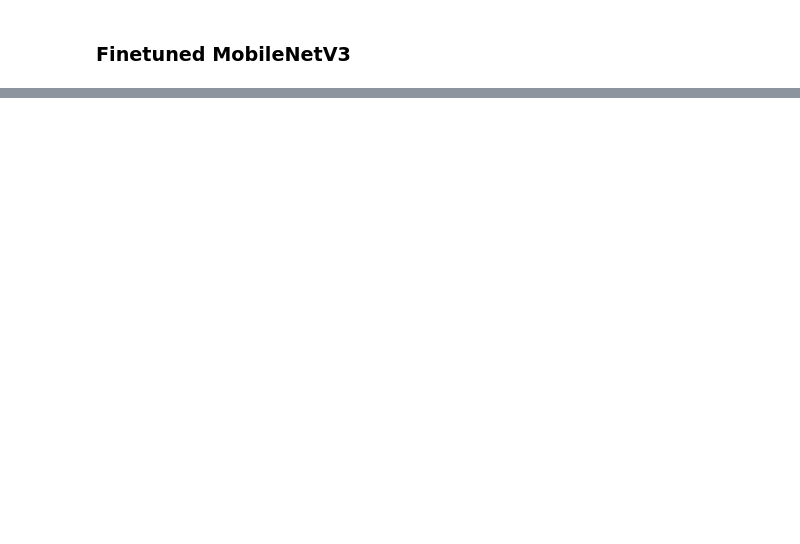
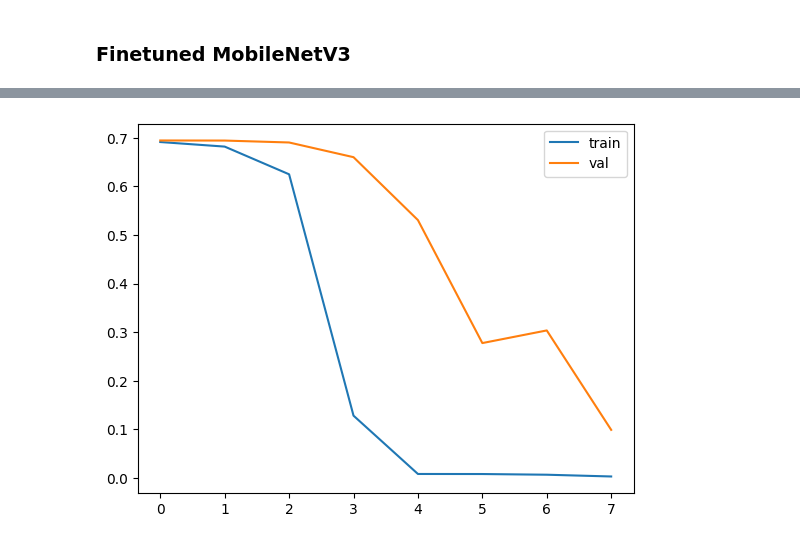
Before and after one commit to IoannisDem/small_face_recognition_trcking, a Jupyter notebook: notebooks/finetuing-models.ipynb, the cells around one changed output, grey strips where cells are left out. Drawn from its saved outputs; the diff is of its cells as text; code cells hidden in the pictures; blank space fills up the shorter version.

```diff
--- a/notebooks/finetuing-models.ipynb
+++ b/notebooks/finetuing-models.ipynb
@@ -173,5 +193,15 @@ train_loader = DataLoader(
     train_dataset,
     batch_size=BATCH_SIZE,
     shuffle=True)
+# %%
+val_dataset = torchvision.datasets.ImageFolder(
+    root=data_path_val,
+    transform=train_dataset_transform
+)
+# %%
+val_loader = DataLoader(
+    val_dataset,
+    batch_size=1,
+    shuffle=True)
 # %% [markdown]
 ## Finetuning
@@ -276,0 +367,5 @@ Model saved to /home/pj00/projects/Github/small_face_recognition_trcking/model-w
+# %%
+train_loader = DataLoader(
+    train_dataset,
+    batch_size=16,
+    shuffle=True)
@@ -276,0 +446,7 @@ Model saved to /home/pj00/projects/Github/small_face_recognition_trcking/model-w
+# %%
+plt.plot(train_losses, label='train')
+plt.plot(val_losses, label='val')
+plt.legend()
+plt.show()
+# %% [output]
+[figure, added]
```
Also changed, not shown: parts of 15 cells of this notebook.
